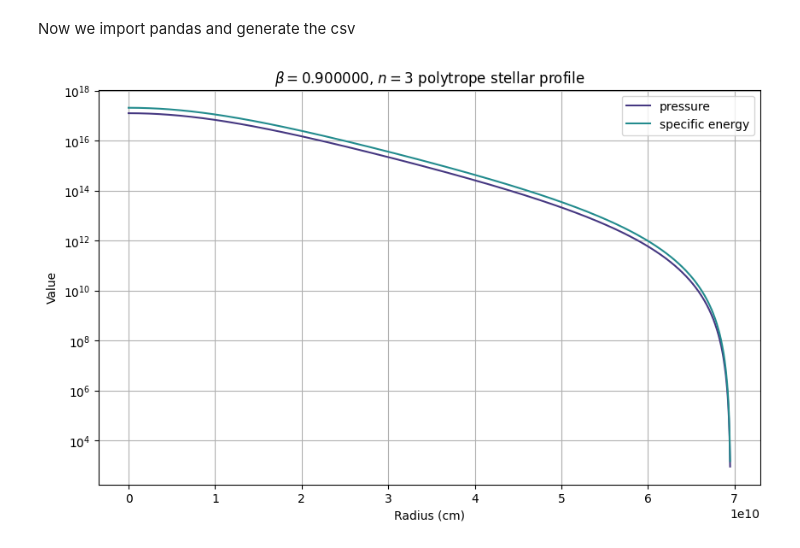
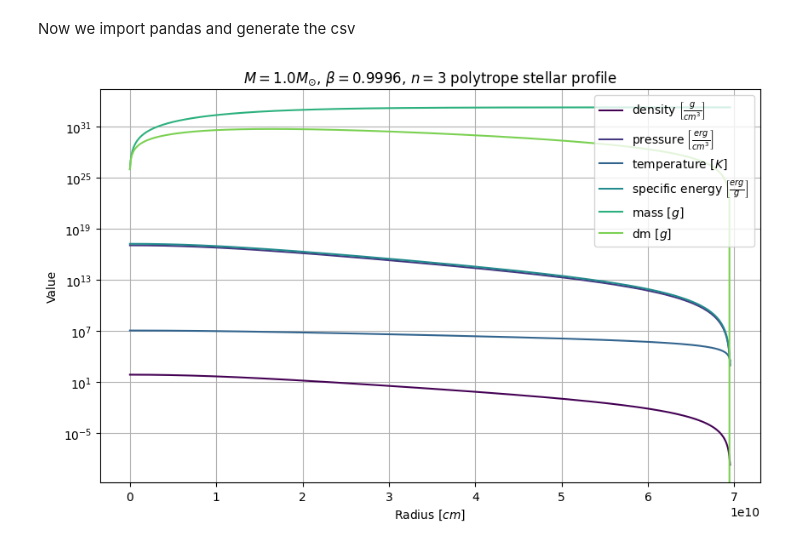
Before and after one commit to ShuoChen777/Lane-emden, a Jupyter notebook: arepo_sim_1.ipynb, the cells around one changed output. Cells and saved outputs as stored; diff of their text form; code cells hidden in the pictures.

```diff
--- a/arepo_sim_1.ipynb
+++ b/arepo_sim_1.ipynb
@@ -297,7 +347,7 @@ def get_tot_P(xi):
     P: float
         The total pressure of the gas in dyn/cm^2.
     """
-    return get_polytrope_P(density(xi), n, M, R)
+    return get_polytrope_pressure(density(xi))
 
 # Gas and radiation pressure:
 def get_gas_P(xi):
@@ -352,5 +402,24 @@ Radiation energy density at xi=0: 3.735190386314795e+16 g / (cm s2)
 # %%
 # Temperature as a function of xi:
+
+def get_T_rho(xi):
+    """
+    Calculate the temperature of a polytropic gas as a function of its density.
+
+    Parameters
+    ----------
+    rho : float
+        The density of the gas in g/cm^3.
+
+    Returns
+    -------
+    T: float
+        The temperature of the gas in K.
+    """
+    a = const.sigma_sb.cgs * (4/const.c.cgs)
+    rho = density(xi).cgs
+    T3 = ((1-beta)/beta) * (3 * rho * const.k_B.cgs)/(mu * a)
+    return (T3 ** (1/3)).to(u.K)
 
 def get_T(xi):
     """
@@ -369,4 +438,5 @@ def get_T(xi):
     return get_rad_T(get_rad_energy(xi))
 
 print(f'Temperature at xi=0: {get_T(0)}')
+print(f'Temp at xi=0:{get_T_rho(0)}')
 # %% [output]
@@ -416,7 +487,6 @@ def get_dm(xi_start, xi_end):
         The mass of the shell in g.
     """
     return cumulative_trapezoid(solution_integrand(np.linspace(xi_start, xi_end, 1000)), np.linspace(xi_start, xi_end, 1000))[-1] * u.g
-    return quad(solution_integrand, xi_start, xi_end)[0] * u.g
 
 xi_span = np.linspace(0, xi_1, 10)
 temp_tot_M = 0
@@ -535,7 +605,7 @@ print(pressure[0])
 
 # temperature
 for i in range(len(xi_array)):
-    temperature[i] = get_T(xi_array[i]).value
+    temperature[i] = get_T_rho(xi_array[i]).value
 print(temperature[-1])
 
 # radius
@@ -598,21 +668,21 @@ df.to_csv('AREPO_sim1_b09_schen.data', sep='\t', index=False)
 # %%
 colours = cm.viridis(np.linspace(0, 0.8, 6))
 
 plt.figure(figsize=(10, 6), dpi=100)
-# plt.plot(radius, rho, color=colours[0], label='density')
-plt.plot(radius, pressure, color=colours[1], label='pressure')
-# plt.plot(radius, temperature, color=colours[2], label='temperature')
-plt.plot(radius, specificenergy, color=colours[3], label='specific energy')
-# plt.plot(radius, mass, color=colours[4], label='mass')
-# plt.plot(radius, dm, color=colours[5], label='dm')
+plt.plot(radius, rho, color=colours[0], label=r'density $\left[\frac{g}{cm^3}\right]$')
+plt.plot(radius, pressure, color=colours[1], label=r'pressure $\left[\frac{erg}{cm^3}\right]$')
+plt.plot(radius, temperature, color=colours[2], label=r'temperature $[K]$')
+plt.plot(radius, specificenergy, color=colours[3], label=r'specific energy $\left[\frac{erg}{g}\right]$')
+plt.plot(radius, mass, color=colours[4], label=r'mass $[g]$')
+plt.plot(radius, dm, color=colours[5], label=r'dm $[g]$')
 
 plt.grid()
 # plt.xscale('log')
 plt.legend()
-plt.xlabel('Radius (cm)')
+plt.xlabel(r'Radius $[cm]$')
 plt.ylabel('Value')
-plt.title(r'$\beta=%.1f$, $n=3$ polytrope stellar profile' % beta)
+plt.title(r'$M=%.1fM_{\odot}$, $\beta=%.4f$, $n=3$ polytrope stellar profile' % ((M/const.M_sun), beta))
 plt.yscale('log')
 plt.show()
 # %% [output]
-[figure, old version]
+[figure, new version]
```
Also changed, not shown: parts of 10 cells of this notebook, 5 other files.
